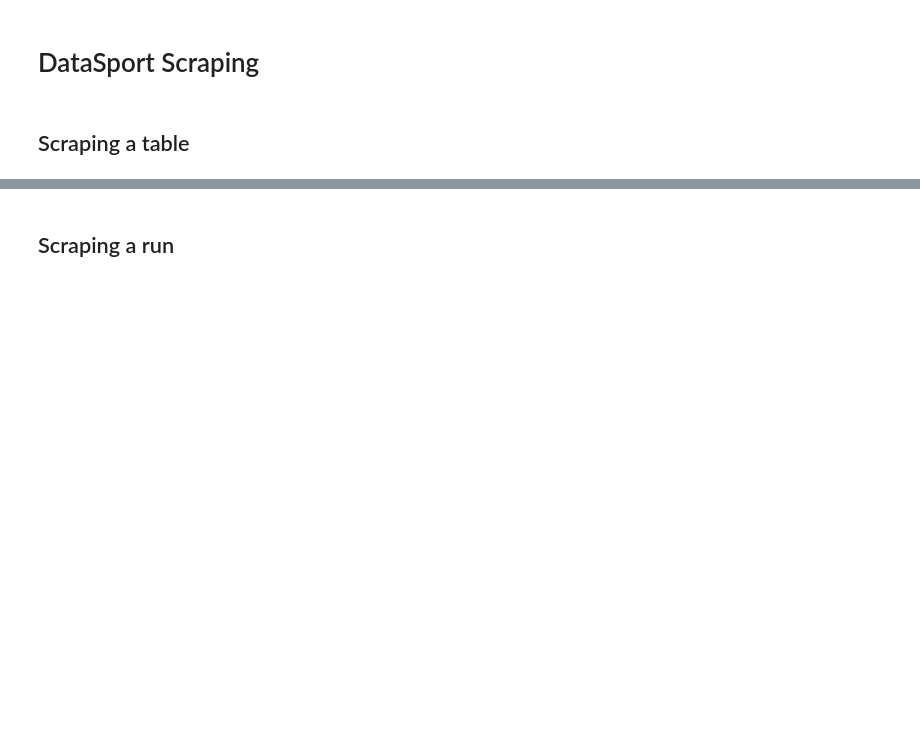
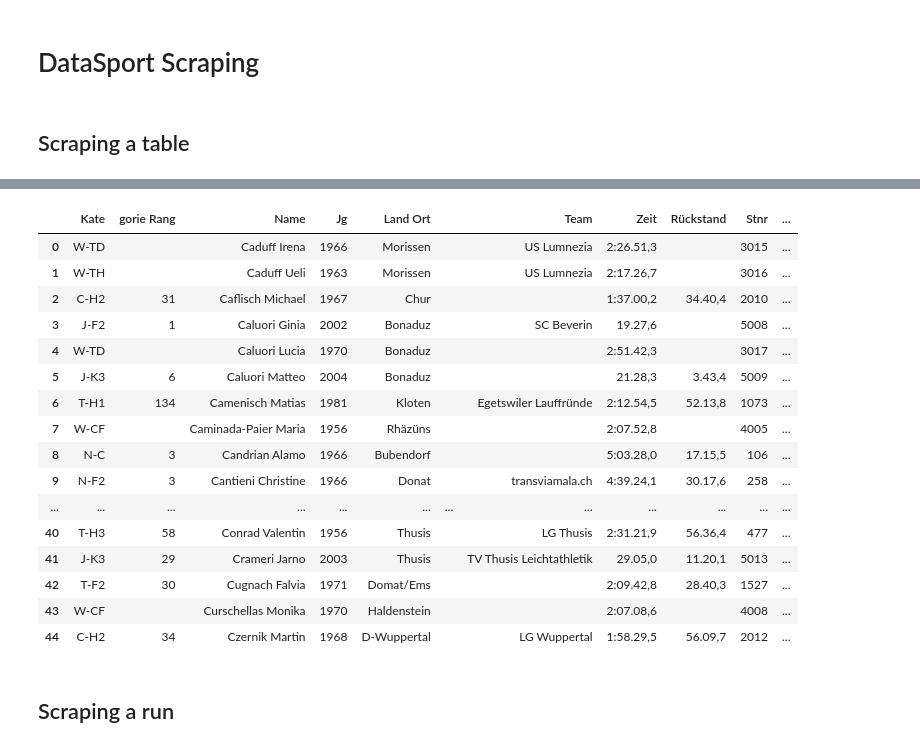
Before and after one commit to antitoine/ADAEPFL-Project, a Jupyter notebook: DataSport Scraping.ipynb, the cells around one changed output, grey strips where cells are left out. Drawn from its saved outputs; the diff is of its cells as text; code cells hidden in the pictures; blank space fills up the shorter version.

```diff
--- a/DataSport Scraping.ipynb
+++ b/DataSport Scraping.ipynb
@@ -110,13 +112,31 @@ def create_clean_dataframe(raw, header):
     """
     return df
 # %%
-page = rq.get('https://services.datasport.com/2015/lauf/transviamala/alfaw.htm')
+page = rq.get('https://services.datasport.com/2015/lauf/transviamala/alfac.htm')
 soup = bfs(page.text, 'html5lib')
 
 header = get_header(soup)
 raw_table = get_raw_table(soup)
 
 create_clean_dataframe(raw_table.text, header.text)
+# %% [output]
+|  | Kate | gorie Rang | Name | Jg | Land Ort |  | Team | Zeit | Rückstand | Stnr | ... |
+| 0 | W-TD |  | Caduff Irena | 1966 | Morissen |  | US Lumnezia | 2:26.51,3 |  | 3015 | ... |
+| 1 | W-TH |  | Caduff Ueli | 1963 | Morissen |  | US Lumnezia | 2:17.26,7 |  | 3016 | ... |
+| 2 | C-H2 | 31 | Caflisch Michael | 1967 | Chur |  |  | 1:37.00,2 | 34.40,4 | 2010 | ... |
+| 3 | J-F2 | 1 | Caluori Ginia | 2002 | Bonaduz |  | SC Beverin | 19.27,6 |  | 5008 | ... |
+| 4 | W-TD |  | Caluori Lucia | 1970 | Bonaduz |  |  | 2:51.42,3 |  | 3017 | ... |
+| 5 | J-K3 | 6 | Caluori Matteo | 2004 | Bonaduz |  |  | 21.28,3 | 3.43,4 | 5009 | ... |
+| 6 | T-H1 | 134 | Camenisch Matias | 1981 | Kloten |  | Egetswiler Lauffründe | 2:12.54,5 | 52.13,8 | 1073 | ... |
+| 7 | W-CF |  | Caminada-Paier Maria | 1956 | Rhäzüns |  |  | 2:07.52,8 |  | 4005 | ... |
+| 8 | N-C | 3 | Candrian Alamo | 1966 | Bubendorf |  |  | 5:03.28,0 | 17.15,5 | 106 | ... |
+| 9 | N-F2 | 3 | Cantieni Christine | 1966 | Donat |  | transviamala.ch | 4:39.24,1 | 30.17,6 | 258 | ... |
+| ... | ... | ... | ... | ... | ... | ... | ... | ... | ... | ... | ... |
+| 40 | T-H3 | 58 | Conrad Valentin | 1956 | Thusis |  | LG Thusis | 2:31.21,9 | 56.36,4 | 477 | ... |
+| 41 | J-K3 | 29 | Crameri Jarno | 2003 | Thusis |  | TV Thusis Leichtathletik | 29.05,0 | 11.20,1 | 5013 | ... |
+| 42 | T-F2 | 30 | Cugnach Falvia | 1971 | Domat/Ems |  |  | 2:09.42,8 | 28.40,3 | 1527 | ... |
+| 43 | W-CF |  | Curschellas Monika | 1970 | Haldenstein |  |  | 2:07.08,6 |  | 4008 | ... |
+| 44 | C-H2 | 34 | Czernik Martin | 1968 | D-Wuppertal |  | LG Wuppertal | 1:58.29,5 | 56.09,7 | 2012 | ... |
 # %% [markdown]
 ## Scraping a run
 # %%
```
Also changed, not shown: parts of 5 cells of this notebook.
